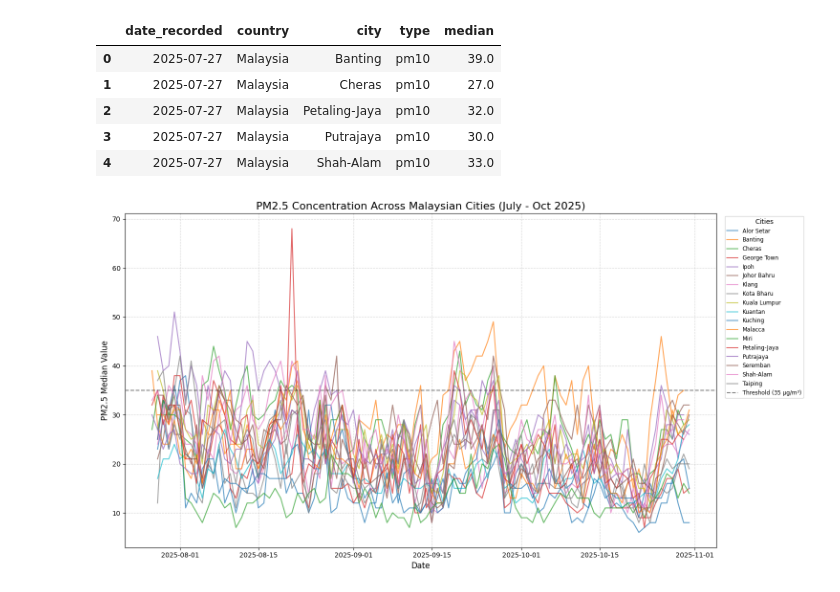
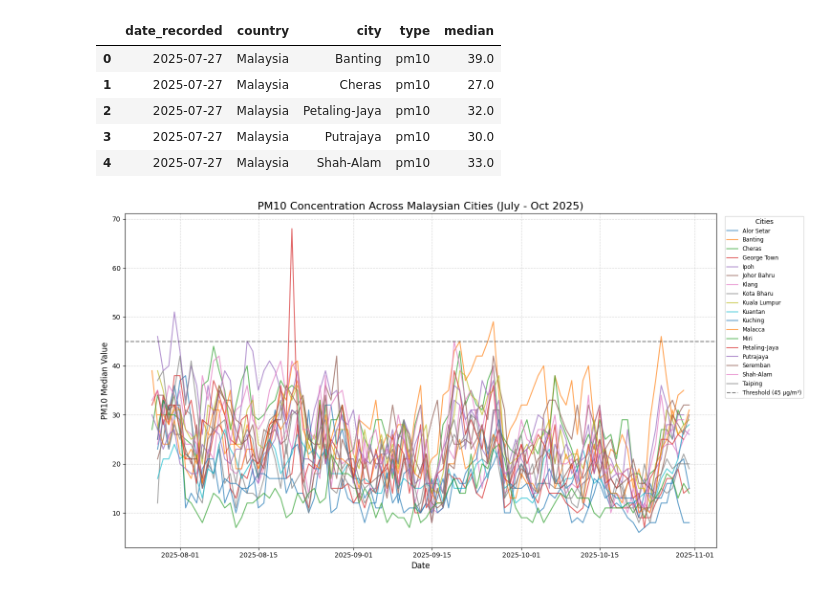
Before and after one commit to muzaffarizamuddin/P166246_Data_Management_Final_Report, a Jupyter notebook: historical_AQI_data_combine.ipynb, the cells around one changed output. Drawn from its saved outputs; the diff is of its cells as text; code cells hidden in the pictures.

```diff
--- a/historical_AQI_data_combine.ipynb
+++ b/historical_AQI_data_combine.ipynb
@@ -459,34 +459,34 @@ df_pm10.head()
 # %%
 #plot pm10 data
 # 1. Prepare data
 df_pm10['date_recorded'] = pd.to_datetime(df_pm10['date_recorded'])
 df_pm10 = df_pm10.sort_values(['city', 'date_recorded'])
 
 # 2. Setup the plot
 plt.figure(figsize=(15, 8))
 
 # 3. Plot each city
 for city in df_pm10['city'].unique():
     city_data = df_pm10[df_pm10['city'] == city]
     plt.plot(city_data['date_recorded'],
              city_data['median'],
              label=city,
              linewidth=1.5,
              alpha=0.7)
 
 # 4. Add a horizontal line for the WHO / Malaysian API 'Unhealthy' threshold
 # PM2.5 threshold for 'Unhealthy' is often cited around 35-55 µg/m³ depending on the standard
-plt.axhline(y=35, color='black', linestyle='--', alpha=0.5, label='Threshold (35 µg/m³)')
+plt.axhline(y=45, color='black', linestyle='--', alpha=0.5, label='Threshold (45 µg/m³)')
 
 # 5. Labels and Styling
-plt.title('PM2.5 Concentration Across Malaysian Cities (July - Oct 2025)', fontsize=16)
+plt.title('PM10 Concentration Across Malaysian Cities (July - Oct 2025)', fontsize=16)
 plt.xlabel('Date', fontsize=12)
-plt.ylabel('PM2.5 Median Value', fontsize=12)
+plt.ylabel('PM10 Median Value', fontsize=12)
 plt.grid(True, which='both', linestyle='--', alpha=0.5)
 
 # Move legend outside the plot
 plt.legend(title="Cities", bbox_to_anchor=(1.01, 1), loc='upper left', fontsize='small', ncol=1)
 plt.tight_layout()
 plt.show()
 # %% [output]
-[figure, old version]
+[figure, new version]
```
Also changed, not shown: parts of 7 cells of this notebook.
